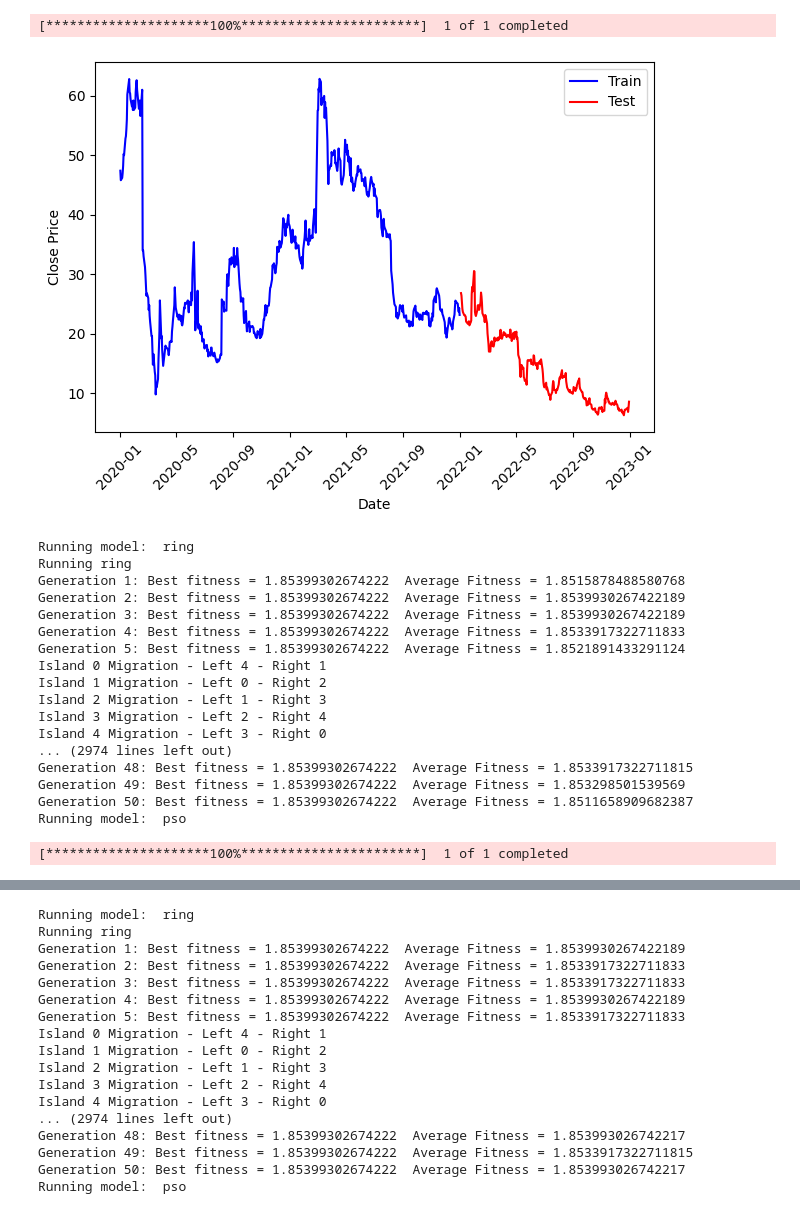
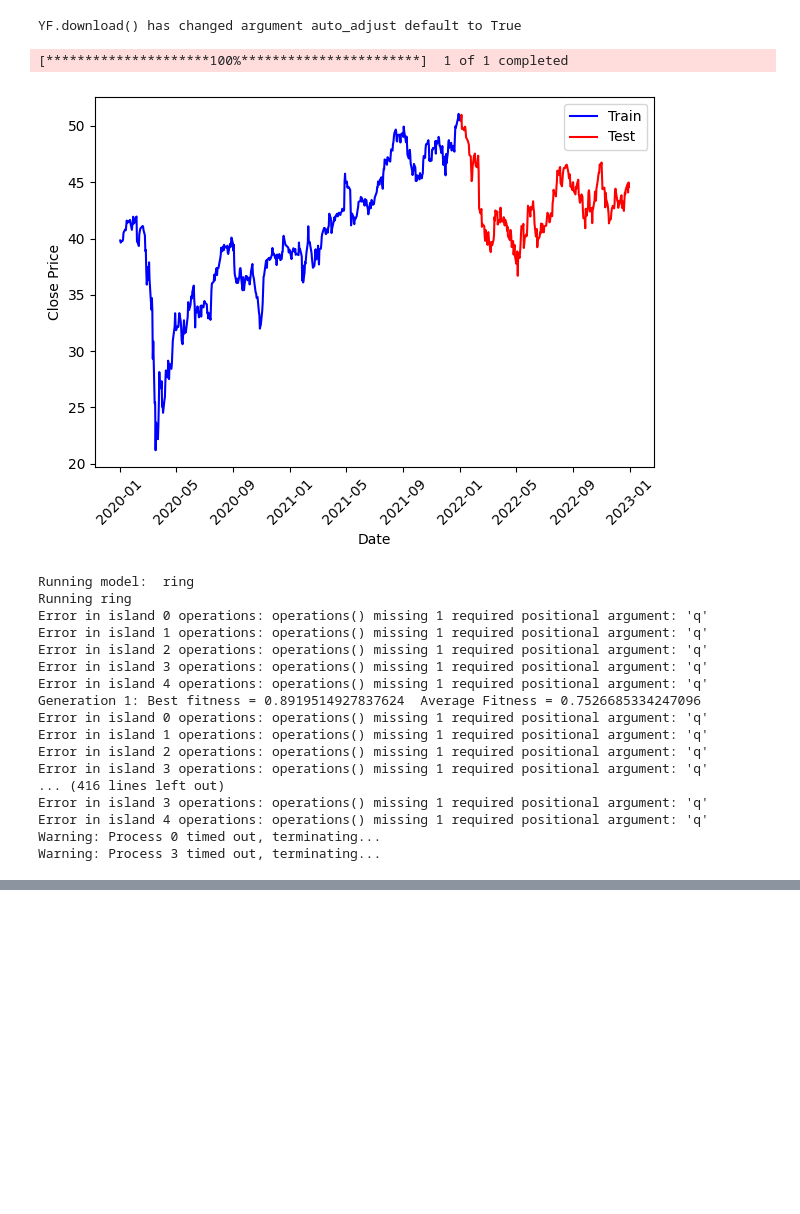
Before and after one commit to Chideme/island_genetic_algrorithm, a Jupyter notebook: experiment_portfolio_downtrend.ipynb, the cells around one changed output, grey strips where cells are left out. Saved outputs shown, nothing was run; the diff lists cells and outputs as text; code cells hidden in the pictures; blank space fills up the shorter version.

Commit message:
process bug

```diff
--- a/experiment_portfolio_downtrend.ipynb
+++ b/experiment_portfolio_downtrend.ipynb
@@ -105,12 +38,12 @@ ticker = 'GRPN'
 start_date = datetime.datetime(2020, 1, 1)
 end_date = datetime.datetime(2022, 12, 31)
 period =2022
-pSize = 150
-num_iter = 30
-num_runs = 10
+pSize = 10
+num_iter = 20
+num_runs = 2
 tickers = [
         # Large cap stocks
-        'AAPL', 'MSFT', 'GOOGL', 'TSLA', 'NVDA',
+        'AAPL', 'MSFT', 'GOOGL', 'TSLA', 'AMZN',
         # Different sectors
         'JPM', 'JNJ', 'PG', 'XOM', 'WMT',
         # ETFs for broader exposure
@@ -119,37 +96,37 @@ tickers = [
 # %%
 # Usage
 import traceback
 
 try:
     # Code that raises the error
     np.random.seed(42)
-    comparator = ModelComparator(stock_ticker=tickers,period=period,start_date=start_date, end_date=end_date, pSize=pSize, num_iter=num_iter, num_runs=num_runs)
+    comparator = ModelComparator(stock_tickers=tickers,period=period,start_date=start_date, end_date=end_date, pSize=pSize, num_iter=num_iter, num_runs=num_runs,diversified=False)
     comparator.run_comparison()
     results_df = comparator.run_comparison()
     comparator.plot_results(results_df, comparator.optimization_approaches)
     results_df.to_csv('results/diversified/downtrend_expanded.csv')
 
 except Exception as e:
     print("An error occurred:")
     traceback.print_exc()
 # %% [output]
-[*********************100%***********************]  1 of 1 completed
+YF.download() has changed argument auto_adjust default to True
+[*********************100%***********************]  1 of 1 completed
-[figure, old version]
+[figure, new version]
-Running model:  ring
-Running ring
-Generation 1: Best fitness = 1.85399302674222  Average Fitness = 1.8515878488580768
-Generation 2: Best fitness = 1.85399302674222  Average Fitness = 1.8539930267422189
-Generation 3: Best fitness = 1.85399302674222  Average Fitness = 1.8539930267422189
-Generation 4: Best fitness = 1.85399302674222  Average Fitness = 1.8533917322711833
-Generation 5: Best fitness = 1.85399302674222  Average Fitness = 1.8521891433291124
-Island 0 Migration - Left 4 - Right 1
-Island 1 Migration - Left 0 - Right 2
-Island 2 Migration - Left 1 - Right 3
-Island 3 Migration - Left 2 - Right 4
-Island 4 Migration - Left 3 - Right 0
-... (2974 lines left out)
-Generation 48: Best fitness = 1.85399302674222  Average Fitness = 1.8533917322711815
-Generation 49: Best fitness = 1.85399302674222  Average Fitness = 1.853298501539569
-Generation 50: Best fitness = 1.85399302674222  Average Fitness = 1.8511658909682387
-Running model:  pso
-[*********************100%***********************]  1 of 1 completed
+Running model:  ring
+Running ring
+Error in island 0 operations: operations() missing 1 required positional argument: 'q'
+Error in island 1 operations: operations() missing 1 required positional argument: 'q'
+Error in island 2 operations: operations() missing 1 required positional argument: 'q'
+Error in island 3 operations: operations() missing 1 required positional argument: 'q'
+Error in island 4 operations: operations() missing 1 required positional argument: 'q'
+Generation 1: Best fitness = 0.8919514927837624  Average Fitness = 0.7526685334247096
+Error in island 0 operations: operations() missing 1 required positional argument: 'q'
+Error in island 1 operations: operations() missing 1 required positional argument: 'q'
+Error in island 2 operations: operations() missing 1 required positional argument: 'q'
+Error in island 3 operations: operations() missing 1 required positional argument: 'q'
+... (416 lines left out)
+Error in island 3 operations: operations() missing 1 required positional argument: 'q'
+Error in island 4 operations: operations() missing 1 required positional argument: 'q'
+Warning: Process 0 timed out, terminating...
+Warning: Process 3 timed out, terminating...
@@ -157,17 +132,0 @@ Running model:  pso
-Running model:  ring
-Running ring
-Generation 1: Best fitness = 1.85399302674222  Average Fitness = 1.8539930267422189
-Generation 2: Best fitness = 1.85399302674222  Average Fitness = 1.8533917322711833
-Generation 3: Best fitness = 1.85399302674222  Average Fitness = 1.8533917322711833
-Generation 4: Best fitness = 1.85399302674222  Average Fitness = 1.8539930267422189
-Generation 5: Best fitness = 1.85399302674222  Average Fitness = 1.8533917322711833
-Island 0 Migration - Left 4 - Right 1
-Island 1 Migration - Left 0 - Right 2
-Island 2 Migration - Left 1 - Right 3
-Island 3 Migration - Left 2 - Right 4
-Island 4 Migration - Left 3 - Right 0
-... (2974 lines left out)
-Generation 48: Best fitness = 1.85399302674222  Average Fitness = 1.853993026742217
-Generation 49: Best fitness = 1.85399302674222  Average Fitness = 1.8533917322711815
-Generation 50: Best fitness = 1.85399302674222  Average Fitness = 1.853993026742217
-Running model:  pso
```
Also changed, not shown: parts of 11 cells of this notebook, 5 other files.
